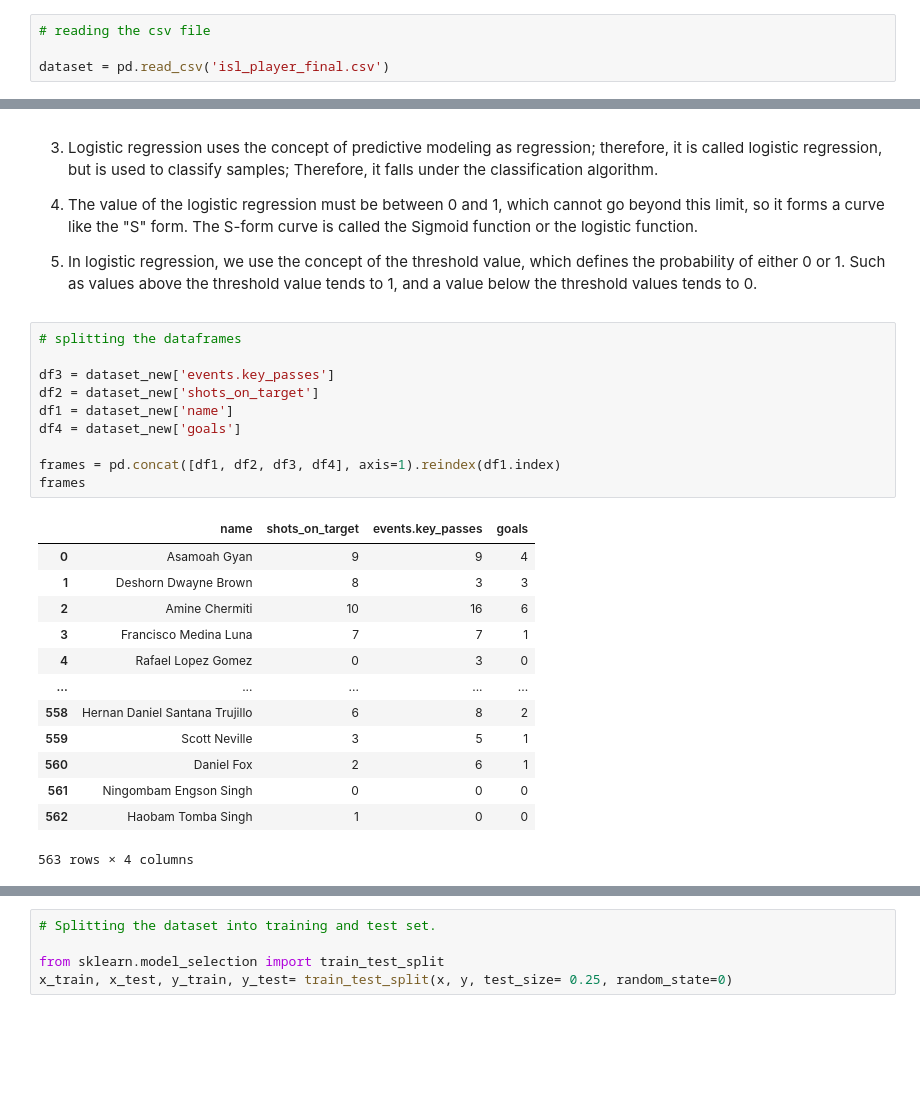
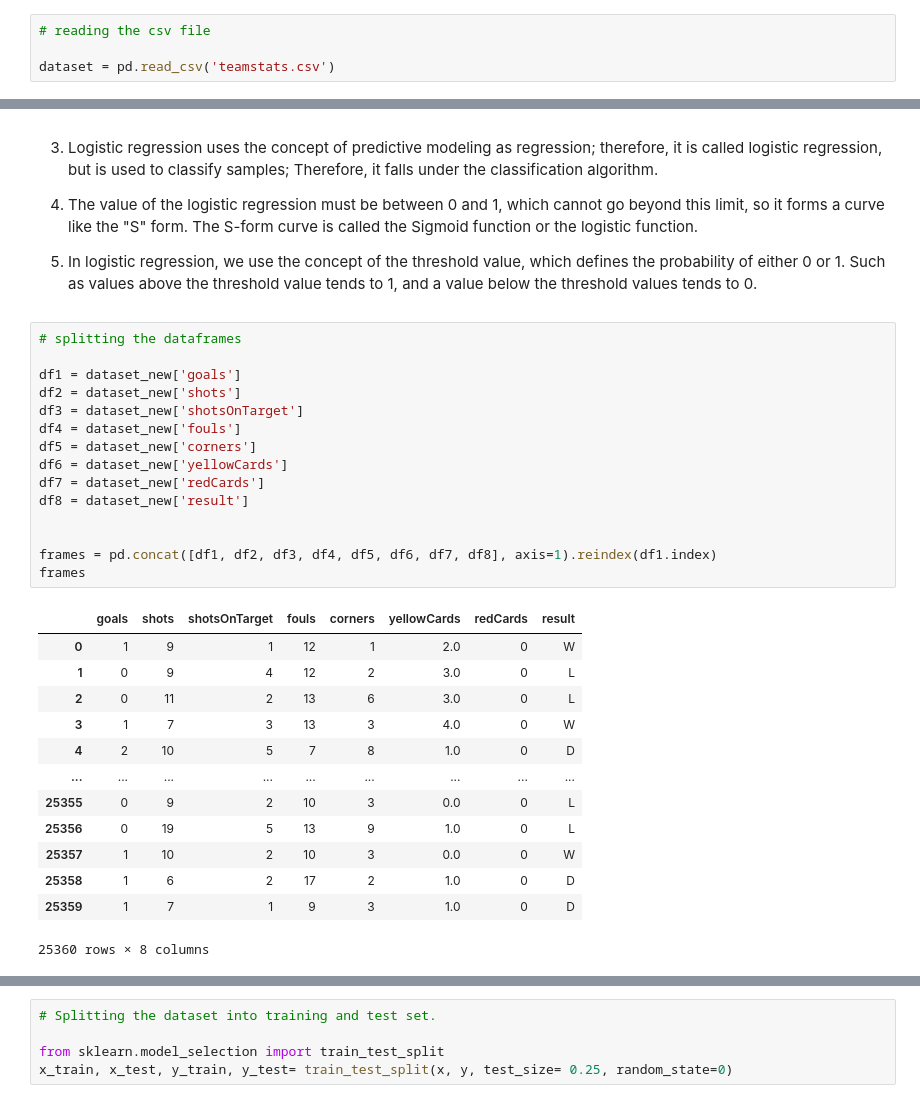
Before and after one commit to Logeshn009/Football-stats, a Jupyter notebook: ML_Lab_Programs.ipynb, the cells around one changed output, grey strips where cells are left out. Cells and saved outputs as stored; diff of their text form; blank space fills up the shorter version.

```diff
--- a/ML_Lab_Programs.ipynb
+++ b/ML_Lab_Programs.ipynb
@@ -1066,7 +1074,7 @@ import seaborn as sns #python data visualization library based on matplotib
 # %%
 # reading the csv file
 
-dataset = pd.read_csv('isl_player_final.csv')
+dataset = pd.read_csv('teamstats.csv')
 # %%
 # Removing null values
 
@@ -1117,27 +1125,32 @@ dataset_new
 # %%
 # splitting the dataframes
 
-df3 = dataset_new['events.key_passes']
-df2 = dataset_new['shots_on_target']
-df1 = dataset_new['name']
-df4 = dataset_new['goals']
+df1 = dataset_new['goals']
+df2 = dataset_new['shots']
+df3 = dataset_new['shotsOnTarget']
+df4 = dataset_new['fouls']
+df5 = dataset_new['corners']
+df6 = dataset_new['yellowCards']
+df7 = dataset_new['redCards']
+df8 = dataset_new['result']
 
-frames = pd.concat([df1, df2, df3, df4], axis=1).reindex(df1.index)
+
+frames = pd.concat([df1, df2, df3, df4, df5, df6, df7, df8], axis=1).reindex(df1.index)
 frames
 # %% [output]
-|  | name | shots_on_target | events.key_passes | goals |
-| 0 | Asamoah Gyan | 9 | 9 | 4 |
-| 1 | Deshorn Dwayne Brown | 8 | 3 | 3 |
-| 2 | Amine Chermiti | 10 | 16 | 6 |
-| 3 | Francisco Medina Luna | 7 | 7 | 1 |
-| 4 | Rafael Lopez Gomez | 0 | 3 | 0 |
-| ... | ... | ... | ... | ... |
-| 558 | Hernan Daniel Santana Trujillo | 6 | 8 | 2 |
-| 559 | Scott Neville | 3 | 5 | 1 |
-| 560 | Daniel Fox | 2 | 6 | 1 |
-| 561 | Ningombam Engson Singh | 0 | 0 | 0 |
-| 562 | Haobam Tomba Singh | 1 | 0 | 0 |
+|  | goals | shots | shotsOnTarget | fouls | corners | yellowCards | redCards | result |
+| 0 | 1 | 9 | 1 | 12 | 1 | 2.0 | 0 | W |
+| 1 | 0 | 9 | 4 | 12 | 2 | 3.0 | 0 | L |
+| 2 | 0 | 11 | 2 | 13 | 6 | 3.0 | 0 | L |
+| 3 | 1 | 7 | 3 | 13 | 3 | 4.0 | 0 | W |
+| 4 | 2 | 10 | 5 | 7 | 8 | 1.0 | 0 | D |
+| ... | ... | ... | ... | ... | ... | ... | ... | ... |
+| 25355 | 0 | 9 | 2 | 10 | 3 | 0.0 | 0 | L |
+| 25356 | 0 | 19 | 5 | 13 | 9 | 1.0 | 0 | L |
+| 25357 | 1 | 10 | 2 | 10 | 3 | 0.0 | 0 | W |
+| 25358 | 1 | 6 | 2 | 17 | 2 | 1.0 | 0 | D |
+| 25359 | 1 | 7 | 1 | 9 | 3 | 1.0 | 0 | D |
-563 rows × 4 columns
+25360 rows × 8 columns
 # %%
 # Converting the non-zero data to 1 goals column
 
```
Also changed, not shown: parts of 19 cells of this notebook.
